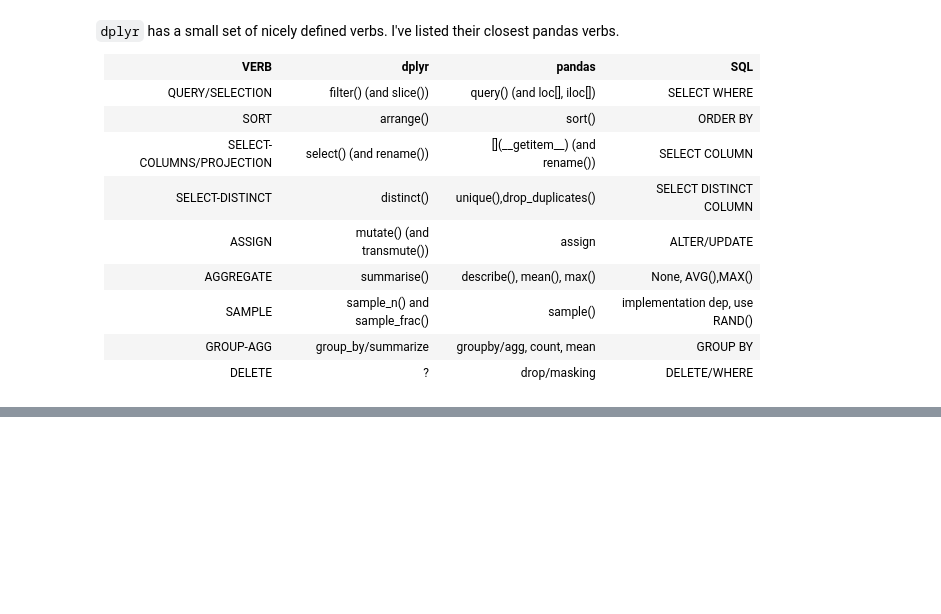
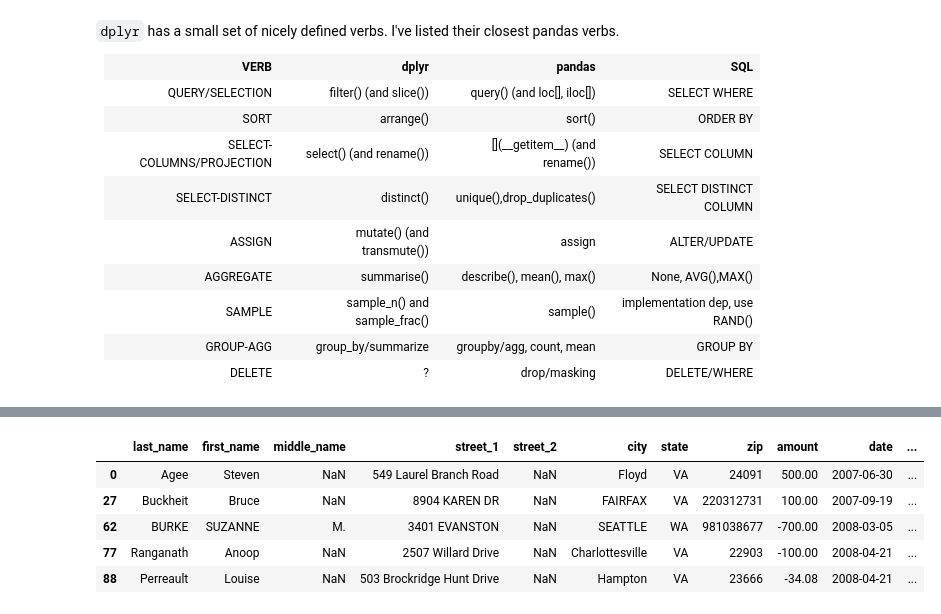
Before and after one commit to suyashSax/CS-109, a Jupyter notebook: Week 3/Lec 4 - Pandas and SQL.ipynb, the cells around one changed output, grey strips where cells are left out. Drawn from its saved outputs; the diff is of its cells as text; code cells hidden in the pictures; blank space fills up the shorter version.

```diff
--- a/Week 3/Lec 4 - Pandas and SQL.ipynb
+++ b/Week 3/Lec 4 - Pandas and SQL.ipynb
@@ -303,0 +383,9 @@ See https://gist.github.com/TomAugspurger/6e052140eaa5fdb6e8c0/ which has a comp
+# %%
+dfcwci[dfcwci.state.isin(['VA','WA'])].head()
+# %% [output]
+|  | last_name | first_name | middle_name | street_1 | street_2 | city | state | zip | amount | date | ... |
+| 0 | Agee | Steven | NaN | 549 Laurel Branch Road | NaN | Floyd | VA | 24091 | 500.00 | 2007-06-30 | ... |
+| 27 | Buckheit | Bruce | NaN | 8904 KAREN DR | NaN | FAIRFAX | VA | 220312731 | 100.00 | 2007-09-19 | ... |
+| 62 | BURKE | SUZANNE | M. | 3401 EVANSTON | NaN | SEATTLE | WA | 981038677 | -700.00 | 2008-03-05 | ... |
+| 77 | Ranganath | Anoop | NaN | 2507 Willard Drive | NaN | Charlottesville | VA | 22903 | -100.00 | 2008-04-21 | ... |
+| 88 | Perreault | Louise | NaN | 503 Brockridge Hunt Drive | NaN | Hampton | VA | 23666 | -34.08 | 2008-04-21 | ... |
```
Also changed, not shown: parts of 71 cells of this notebook, 2 other files.
